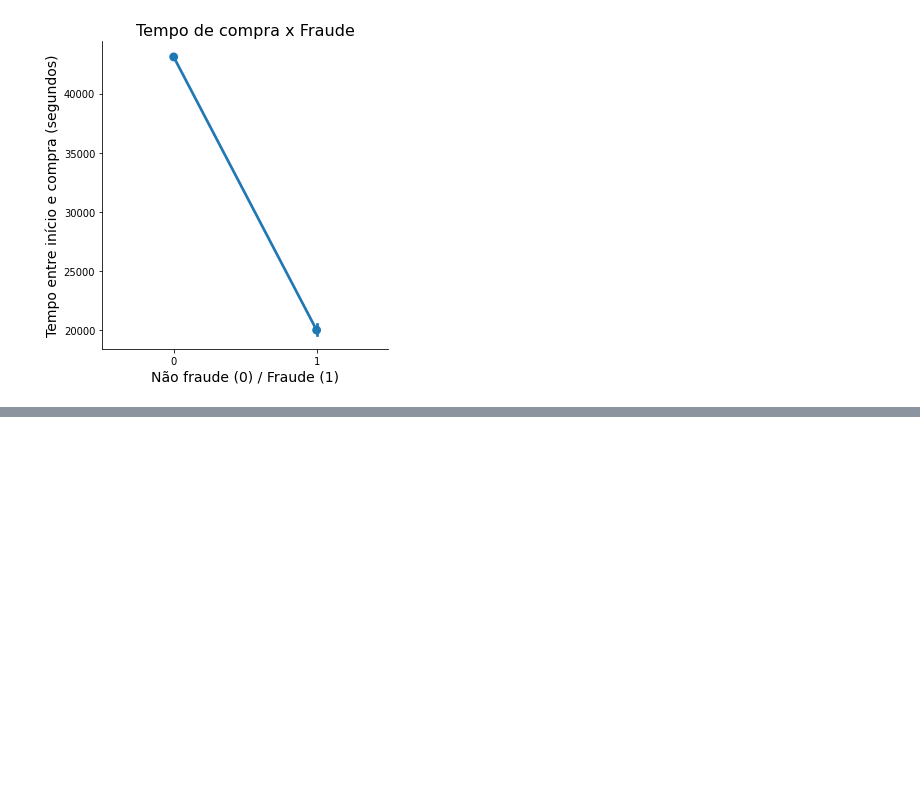
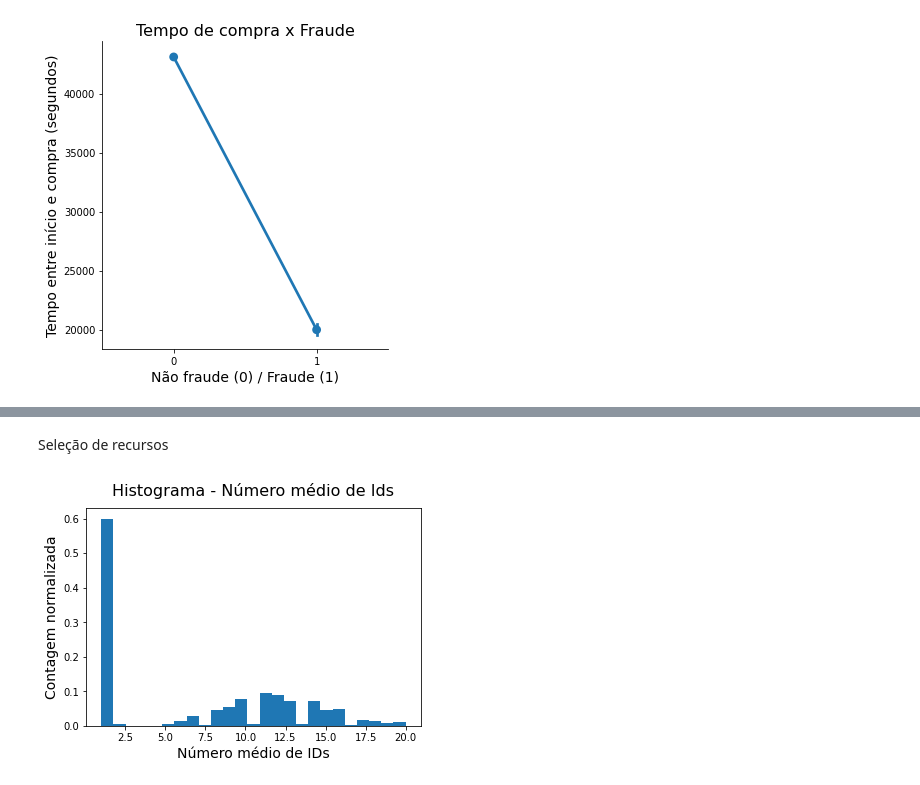
Before and after one commit to LilianeAquino/notebooks_cursos_alura, a Jupyter notebook: Modelos preditivos em dados: detecção de fraude/deteccao_de_fraude.ipynb, the cells around one changed output, grey strips where cells are left out. Saved outputs shown, nothing was run; the diff lists cells and outputs as text; code cells hidden in the pictures; blank space fills up the shorter version.

Commit message:
Deteccao de fraudes

```diff
--- a/Modelos preditivos em dados: detecção de fraude/deteccao_de_fraude.ipynb
+++ b/Modelos preditivos em dados: detecção de fraude/deteccao_de_fraude.ipynb
@@ -321,0 +327,14 @@ plt.show()
+# %%
+userid_count3 = fraude_df.groupby(by=['id_dispositivo']).id.count()
+fraude_df['id_por_dispositivo'] = fraude_df['id_dispositivo'].apply(lambda x: userid_count3[x])
+
+userid_count4 = fraude_df.groupby(by=['ip']).id.count()
+fraude_df['id_por_ip'] = fraude_df['ip'].apply(lambda x: userid_count4[x])
+
+fraude_df['media_id'] = (fraude_df['id_por_dispositivo'] + fraude_df['id_por_ip']) * 0.5
+
+for col in ['cadastro', 'compra']:
+    fraude_df[col] = fraude_df[col].apply(pd.to_datetime)
+
+fraude_df['tempo'] = (fraude_df['compra'] - fraude_df['cadastro']).apply(lambda x: x.seconds)
+fraude_df.head(2)
@@ -321,0 +345,7 @@ plt.show()
+# %%
+pais_dummies = pd.get_dummies(fraude_df['pais'], prefix='pais')
+fraude_df = pd.concat([fraude_df, pais_dummies], axis=1)
+
+fraude_df.drop(['id', 'cadastro', 'compra', 'id_dispositivo', 'ip', 'id_por_dispositivo', 'id_por_ip', 'pais', 'fonte', 'browser',
+                'genero', 'idade', 'valor', 'isp_count'], axis=1, inplace=True)
+fraude_df.head()
@@ -321,0 +360,11 @@ plt.show()
+# %% [markdown]
+Seleção de recursos
+# %%
+fraude_df[fraude_df['fraude'] == 1].media_id.hist(density=True, bins=25)
+plt.xlabel('Número médio de IDs', fontsize=14)
+plt.ylabel('Contagem normalizada', fontsize=14)
+plt.title('Histograma - Número médio de Ids', fontsize=16, y=1.03)
+plt.grid(False)
+plt.show()
+# %% [output]
+[figure, added]
```
Also changed, not shown: parts of 13 cells of this notebook.
